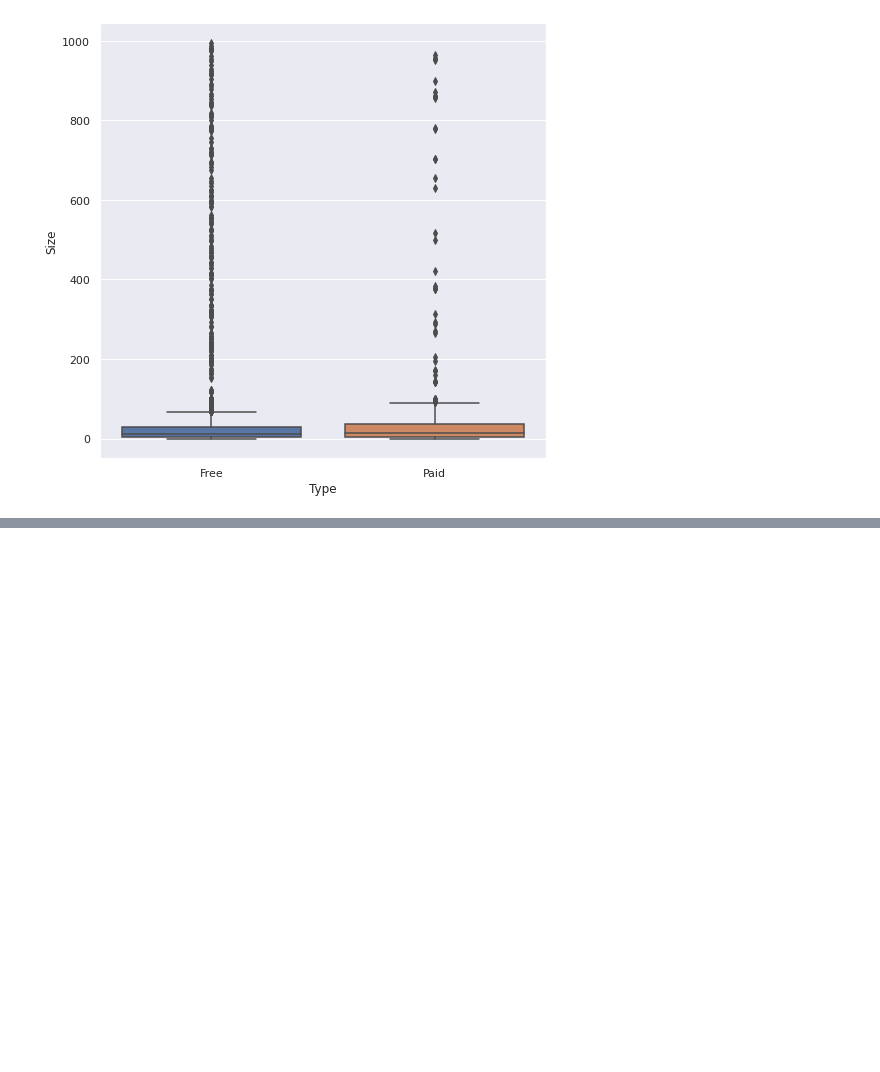
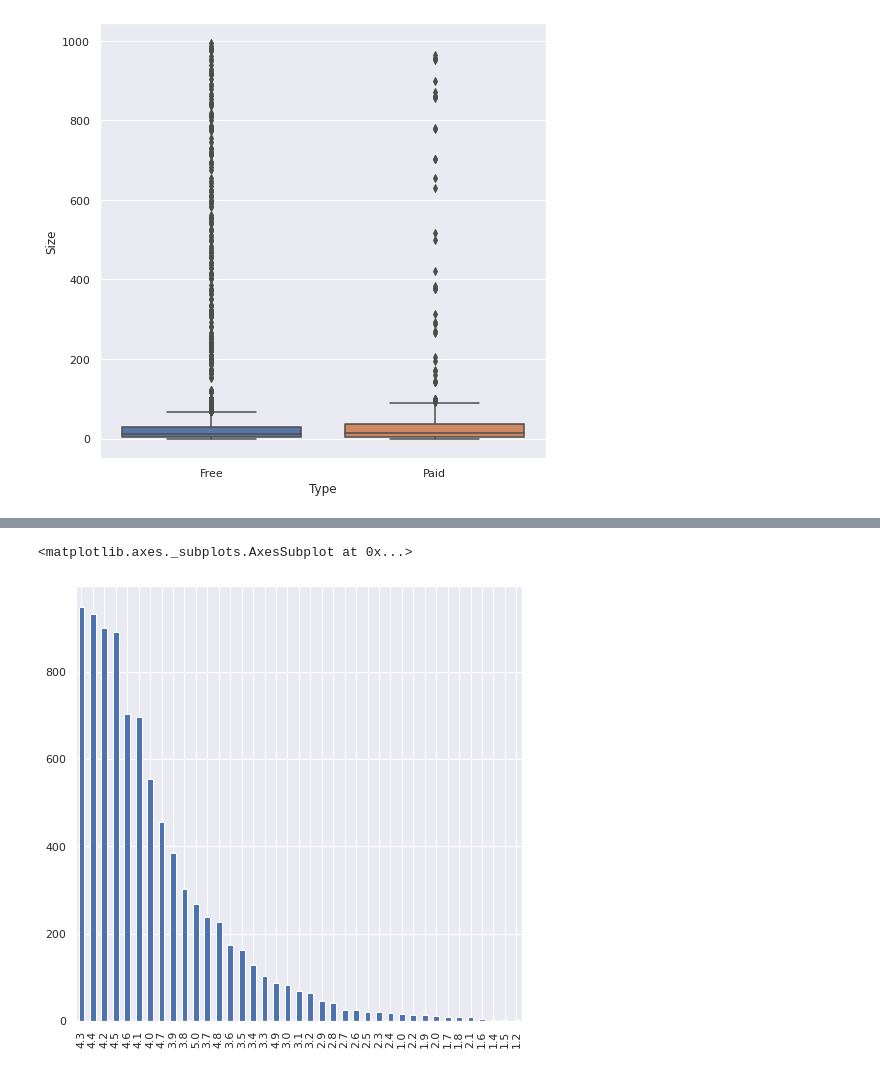
Before and after one commit to DeepakSingh1992/EDA-PROJECT, a Jupyter notebook: Deepak_Singh_EDA_of_Play_Store_App_Review_Analysis_Capstone_Project.ipynb, the cells around one changed output, grey strips where cells are left out. Saved outputs shown, nothing was run; the diff lists cells and outputs as text; code cells hidden in the pictures; blank space fills up the shorter version.

```diff
--- a/Deepak_Singh_EDA_of_Play_Store_App_Review_Analysis_Capstone_Project.ipynb
+++ b/Deepak_Singh_EDA_of_Play_Store_App_Review_Analysis_Capstone_Project.ipynb
@@ -1019,0 +1022,4 @@ sns.boxplot(x = "Type", y = "Size", data = df)
+# %%
+# Analysing the counts of rating :-
+app_rating_counts = df["Rating"].value_counts()
+app_rating_counts
@@ -1019,0 +1044,6 @@ sns.boxplot(x = "Type", y = "Size", data = df)
+# %%
+# Create the plot object :-
+app_rating_counts.plot( kind = "bar")
+# %% [output]
+<matplotlib.axes._subplots.AxesSubplot at 0x...>
+[figure, added]
```
Also changed, not shown: parts of 14 cells of this notebook.
